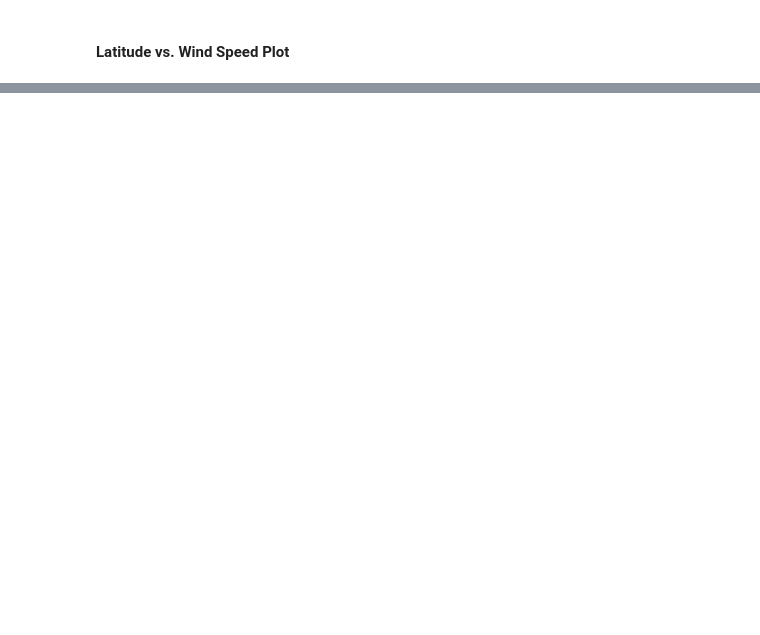
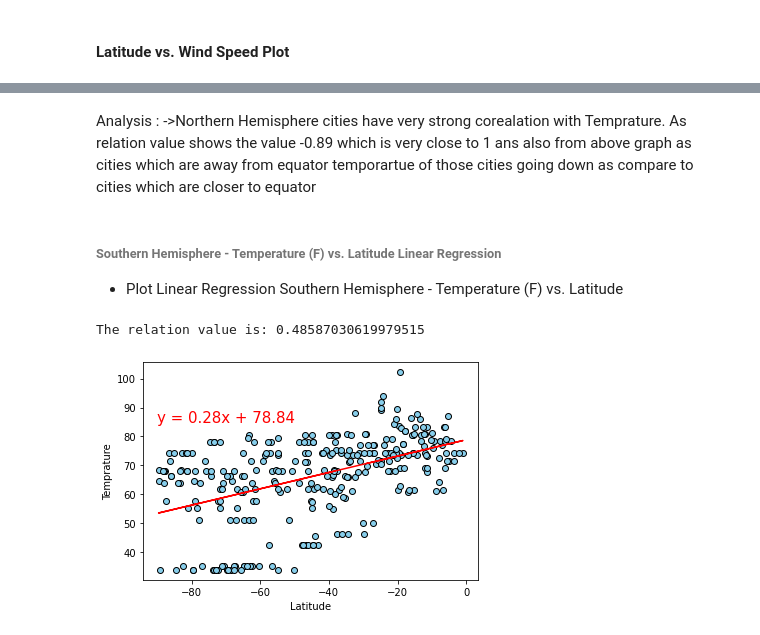
Before and after one commit to pparashar68/python-api-challenge, a Jupyter notebook: WeatherPy/WeatherPy.ipynb, the cells around one changed output, grey strips where cells are left out. Saved outputs shown, nothing was run; the diff lists cells and outputs as text; code cells hidden in the pictures; blank space fills up the shorter version.

```diff
--- a/WeatherPy/WeatherPy.ipynb
+++ b/WeatherPy/WeatherPy.ipynb
@@ -161,0 +170,3 @@ plt.show()
+# %%
+southern_hemisphere_weather_df = weather_df.loc[weather_df["Latitude"] < 0]
+southern_hemisphere_weather_df.reset_index(inplace = True)
@@ -161,0 +214,15 @@ plt.show()
+# %% [markdown]
+Analysis : ->Northern Hemisphere cities have very strong corealation with Temprature. As relation value shows the value -0.89 which is very close to 1 ans also from above graph as cities which are away from equator temporartue of those cities going down as compare to cities which are closer to  equator
+# %% [markdown]
+###### Southern Hemisphere - Temperature (F) vs. Latitude  Linear Regression
+- Plot  Linear Regression Southern Hemisphere - Temperature (F) vs. Latitude
+# %%
+xlabel = "Latitude"
+ylabel = "Temprature"
+labelpos = (-90,85)
+file_name = "part2_south_latVStemp"
+run_LinearRegression(southern_hemisphere_weather_df[xlabel],southern_hemisphere_weather_df[ylabel],
+                     xlabel,ylabel,labelpos,file_name)
+# %% [output]
+The relation value is: 0.48587030619979515
+[figure, added]
```
Also changed, not shown: parts of 33 cells of this notebook.
